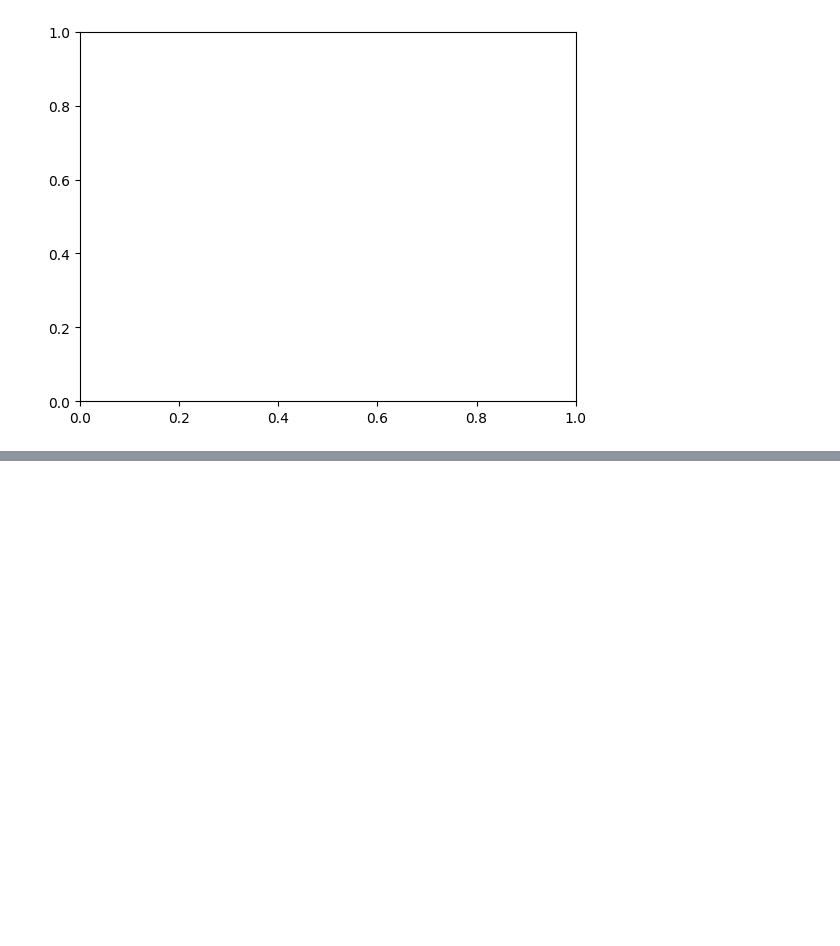
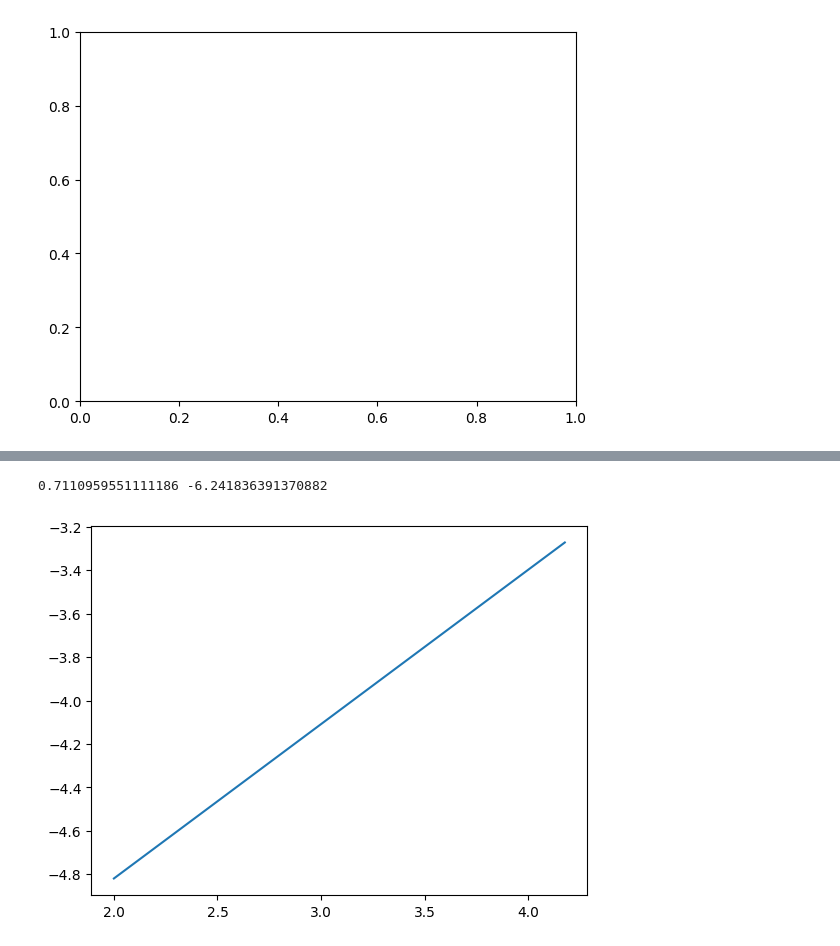
Before and after one commit to steinjm21/ColabInClass, a Jupyter notebook: matplotlibProject.ipynb, the cells around one changed output, grey strips where cells are left out. Cells and saved outputs as stored; diff of their text form; code cells hidden in the pictures; blank space fills up the shorter version.

```diff
--- a/matplotlibProject.ipynb
+++ b/matplotlibProject.ipynb
@@ -83,0 +115,8 @@ matplotlib.pyplot.scatter(log_n,log_time)
+# %%
+z = np.polyfit(log_n, log_time, 1)
+p = np.poly1d(z)
+matplotlib.pyplot.plot(log_n, p(log_n))
+print(z[0],z[1])
+# %% [output]
+0.7110959551111186 -6.241836391370882
+[figure, added]
```
Also changed, not shown: parts of 6 cells of this notebook.
